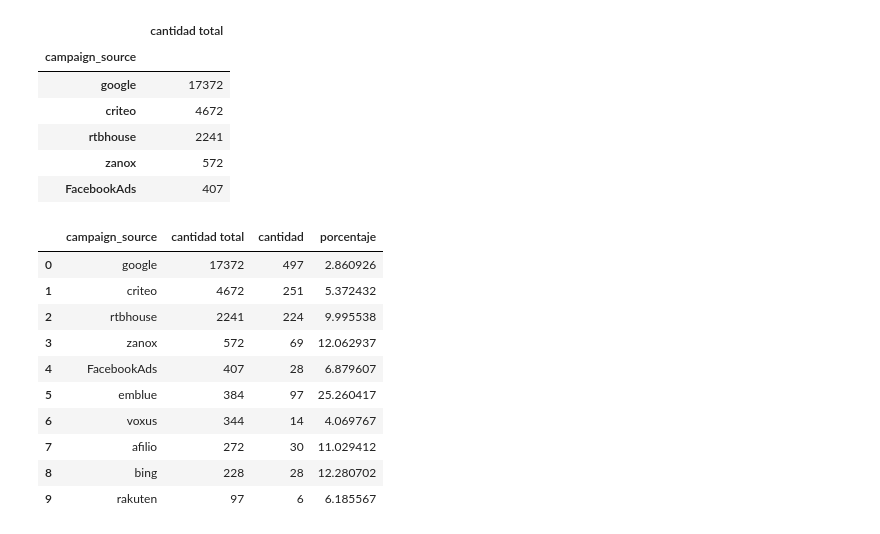
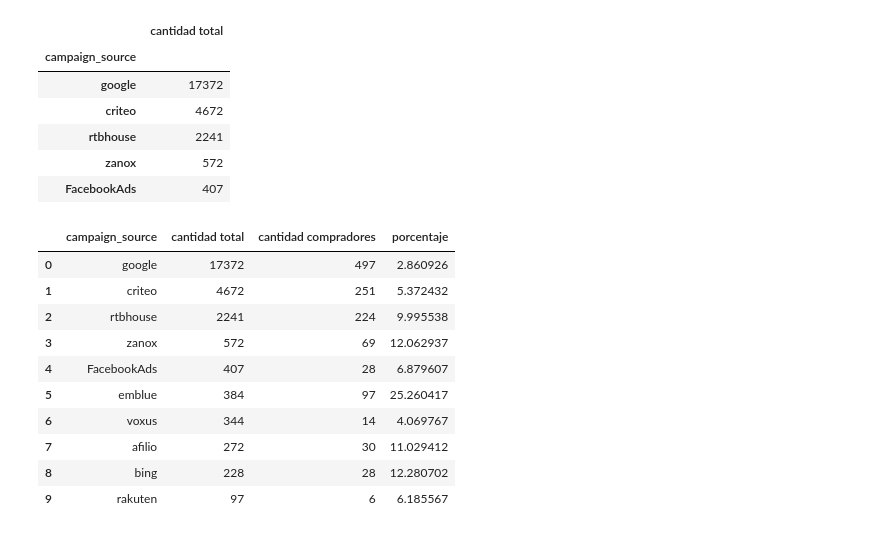
Before and after one commit to sebalogue/tp1-datos, a Jupyter notebook: src/seba/analisis-intro.ipynb, the cells around one changed output. Cells and saved outputs as stored; diff of their text form; code cells hidden in the pictures.

```diff
--- a/src/seba/analisis-intro.ipynb
+++ b/src/seba/analisis-intro.ipynb
@@ -626,8 +626,8 @@ campaing_conversion.head()
 compras_por_campaing = campaing_conversion.groupby('campaign_source')['event'].value_counts()
 # %%
 compras_por_campaing_df = compras_por_campaing.to_frame()
-compras_por_campaing_df.columns = ['cantidad']
+compras_por_campaing_df.columns = ['cantidad compradores']
 compras_por_campaing_df.reset_index(inplace=True)
-compras_por_campaing_df = compras_por_campaing_df.filter(items =['campaign_source', 'cantidad'])
+compras_por_campaing_df = compras_por_campaing_df.filter(items =['campaign_source', 'cantidad compradores'])
 compras_por_campaing_df.head()
 # %% [output]
@@ -695,14 +694,14 @@ cantidad_persons_campaign.head()
 # %%
 # Hago un join:
 # Obtengo la cantidad de usuarios que entraron al sitio por campaña y la cantidad de los usuarios que alguna vez compraron
 
 # Filtro solo los primeros 10 con mayor cantidad total de usuarios para una mejor comparacion y no ver datos irrelevantes
 
 campaign_total_vs_compras = pd.merge(cantidad_persons_campaign.head(10), compras_por_campaing_df, on='campaign_source', how='left')
-campaign_total_vs_compras['porcentaje'] = (campaign_total_vs_compras['cantidad'] / campaign_total_vs_compras['cantidad total']) * 100
+campaign_total_vs_compras['porcentaje'] = (campaign_total_vs_compras['cantidad compradores'] / campaign_total_vs_compras['cantidad total']) * 100
 campaign_total_vs_compras
 # %% [output]
-|  | campaign_source | cantidad total | cantidad | porcentaje |
+|  | campaign_source | cantidad total | cantidad compradores | porcentaje |
 | 0 | google | 17372 | 497 | 2.860926 |
 | 1 | criteo | 4672 | 251 | 5.372432 |
 | 2 | rtbhouse | 2241 | 224 | 9.995538 |
```
Also changed, not shown: parts of 28 cells of this notebook.
